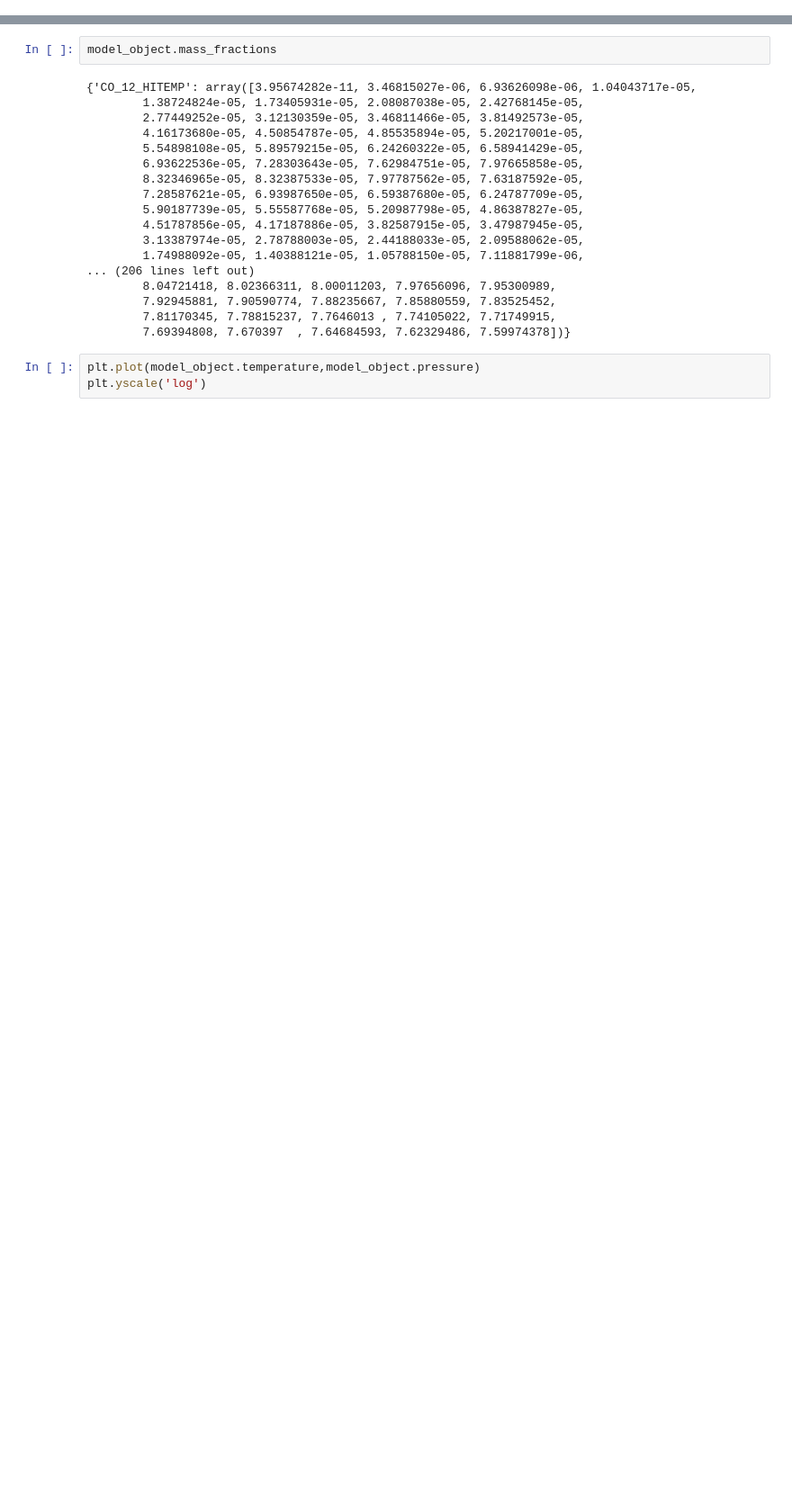
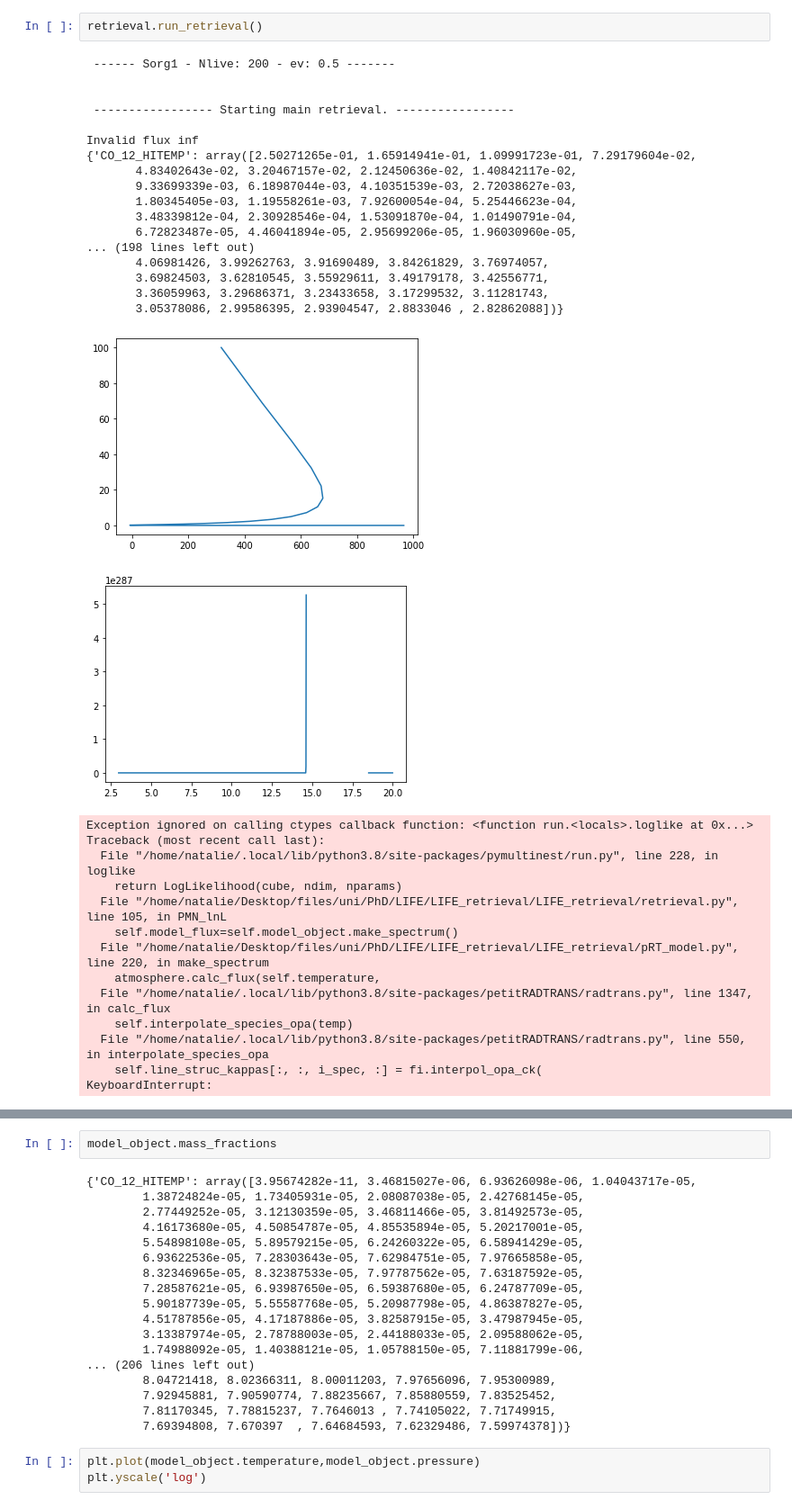
Before and after one commit to NatalieGrasser/LIFE_retrieval, a Jupyter notebook: LIFE_retrieval/debugging.ipynb, the cells around one changed output, grey strips where cells are left out. Shown at 90% size. Saved outputs shown, nothing was run; the diff lists cells and outputs as text; blank space fills up the shorter version.

```diff
--- a/LIFE_retrieval/debugging.ipynb
+++ b/LIFE_retrieval/debugging.ipynb
@@ -104,0 +157,35 @@ retrieval=init_retrieval(target_object,Nlive,evtol,PT_type='PTknot',chem='var')
+# %%
+retrieval.run_retrieval()
+# %% [output]
+ ------ Sorg1 - Nlive: 200 - ev: 0.5 -------
+
+
+ ----------------- Starting main retrieval. -----------------
+
+Invalid flux inf
+{'CO_12_HITEMP': array([2.50271265e-01, 1.65914941e-01, 1.09991723e-01, 7.29179604e-02,
+       4.83402643e-02, 3.20467157e-02, 2.12450636e-02, 1.40842117e-02,
+       9.33699339e-03, 6.18987044e-03, 4.10351539e-03, 2.72038627e-03,
+       1.80345405e-03, 1.19558261e-03, 7.92600054e-04, 5.25446623e-04,
+       3.48339812e-04, 2.30928546e-04, 1.53091870e-04, 1.01490791e-04,
+       6.72823487e-05, 4.46041894e-05, 2.95699206e-05, 1.96030960e-05,
+... (198 lines left out)
+       4.06981426, 3.99262763, 3.91690489, 3.84261829, 3.76974057,
+       3.69824503, 3.62810545, 3.55929611, 3.49179178, 3.42556771,
+       3.36059963, 3.29686371, 3.23433658, 3.17299532, 3.11281743,
+       3.05378086, 2.99586395, 2.93904547, 2.8833046 , 2.82862088])}
+[figure, added]
+[figure, added]
+Exception ignored on calling ctypes callback function: <function run.<locals>.loglike at 0x...>
+Traceback (most recent call last):
+  File "/home/natalie/.local/lib/python3.8/site-packages/pymultinest/run.py", line 228, in loglike
+    return LogLikelihood(cube, ndim, nparams)
+  File "/home/natalie/Desktop/files/uni/PhD/LIFE/LIFE_retrieval/LIFE_retrieval/retrieval.py", line 105, in PMN_lnL
+    self.model_flux=self.model_object.make_spectrum()
+  File "/home/natalie/Desktop/files/uni/PhD/LIFE/LIFE_retrieval/LIFE_retrieval/pRT_model.py", line 220, in make_spectrum
+    atmosphere.calc_flux(self.temperature,
+  File "/home/natalie/.local/lib/python3.8/site-packages/petitRADTRANS/radtrans.py", line 1347, in calc_flux
+    self.interpolate_species_opa(temp)
+  File "/home/natalie/.local/lib/python3.8/site-packages/petitRADTRANS/radtrans.py", line 550, in interpolate_species_opa
+    self.line_struc_kappas[:, :, i_spec, :] = fi.interpol_opa_ck(
+KeyboardInterrupt:
```
Also changed, not shown: parts of 10 cells of this notebook, 1 other file.
